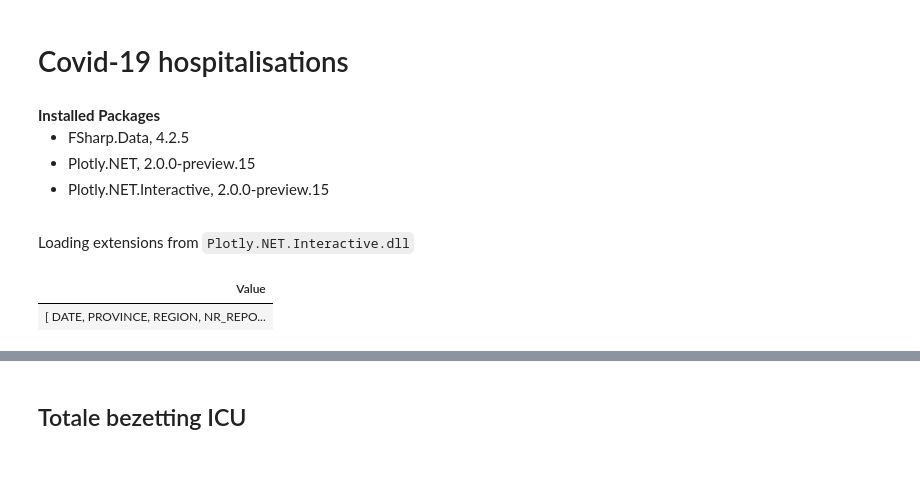
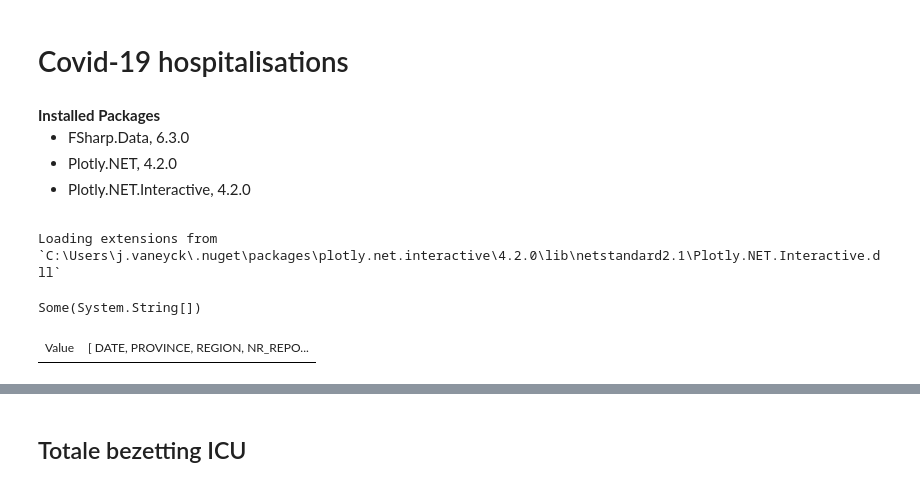
Before and after one commit to jovaneyck/fsharp-binder-template, a Jupyter notebook: notebooks/covid19-dashboard.ipynb, the cells around one changed output, grey strips where cells are left out. Drawn from its saved outputs; the diff is of its cells as text; code cells hidden in the pictures.

Commit message:
fix all notebooks for dotnet8/plotly pinned latest

```diff
--- a/notebooks/covid19-dashboard.ipynb
+++ b/notebooks/covid19-dashboard.ipynb
@@ -6,26 +7,26 @@ let [<Literal>] hospitalization_data_url = "https://epistat.sciensano.be/Data/CO
 # %%
-#r "nuget: Newtonsoft.Json, 13.0.1" //I am very much a hidden dependency needed to render plotly in html on binder
-#r "nuget: Plotly.NET, 2.0.0-preview.15"
-#r "nuget: Plotly.NET.Interactive, 2.0.0-preview.15"
-#r "nuget: FSharp.Data, 4.2.5"
+//#r "nuget: Newtonsoft.Json, 13.0.1" //I am very much a hidden dependency needed to render plotly in html on binder
+#r "nuget: Plotly.NET, 4.2.0"
+#r "nuget: Plotly.NET.Interactive, 4.2.0"
+#r "nuget: FSharp.Data, 6.3.0"
 # %% [output]
 Installed Packages
-FSharp.Data, 4.2.5
-Plotly.NET, 2.0.0-preview.15
-Plotly.NET.Interactive, 2.0.0-preview.15
+FSharp.Data, 6.3.0
+Plotly.NET, 4.2.0
+Plotly.NET.Interactive, 4.2.0
-Loading extensions from `Plotly.NET.Interactive.dll`
+Loading extensions from `C:\Users\j.vaneyck\.nuget\packages\plotly.net.interactive\4.2.0\lib\netstandard2.1\Plotly.NET.Interactive.dll`
 # %%
 open Plotly.NET
 open FSharp.Data
 # %%
  //Retrieve latest data from sciensano
-type Hospitalizations = CsvProvider<hospitalization_data_url>
-let hospitalizations = Hospitalizations.GetSample()
+type Hospitalizations = CsvProvider<hospitalization_data_sample>
+let hospitalizations = Hospitalizations.Load(hospitalization_data_url)
 
 hospitalizations.Headers
 # %% [output]
+Some(System.String[])
-| Value |
-| [ DATE, PROVINCE, REGION, NR_REPO... |
+| Value | [ DATE, PROVINCE, REGION, NR_REPO... |
 # %%
 hospitalizations.Rows |> Seq.sortByDescending (fun r -> r.DATE)
 # %% [output]
```
Also changed, not shown: parts of 5 cells of this notebook, 3 other files.
